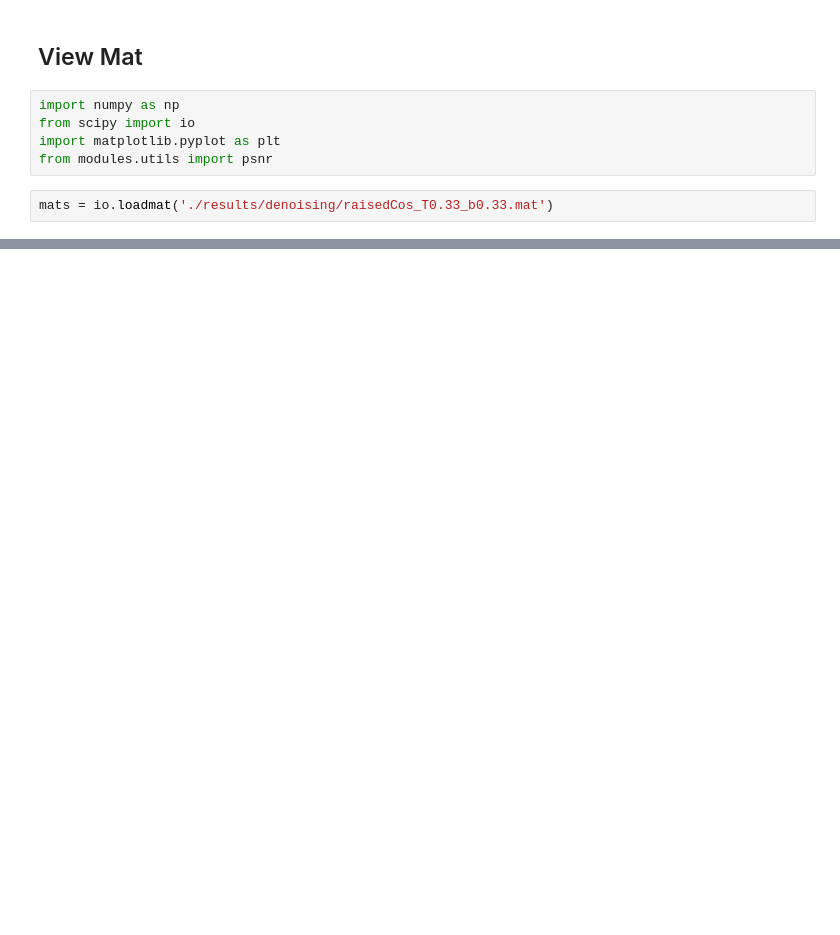
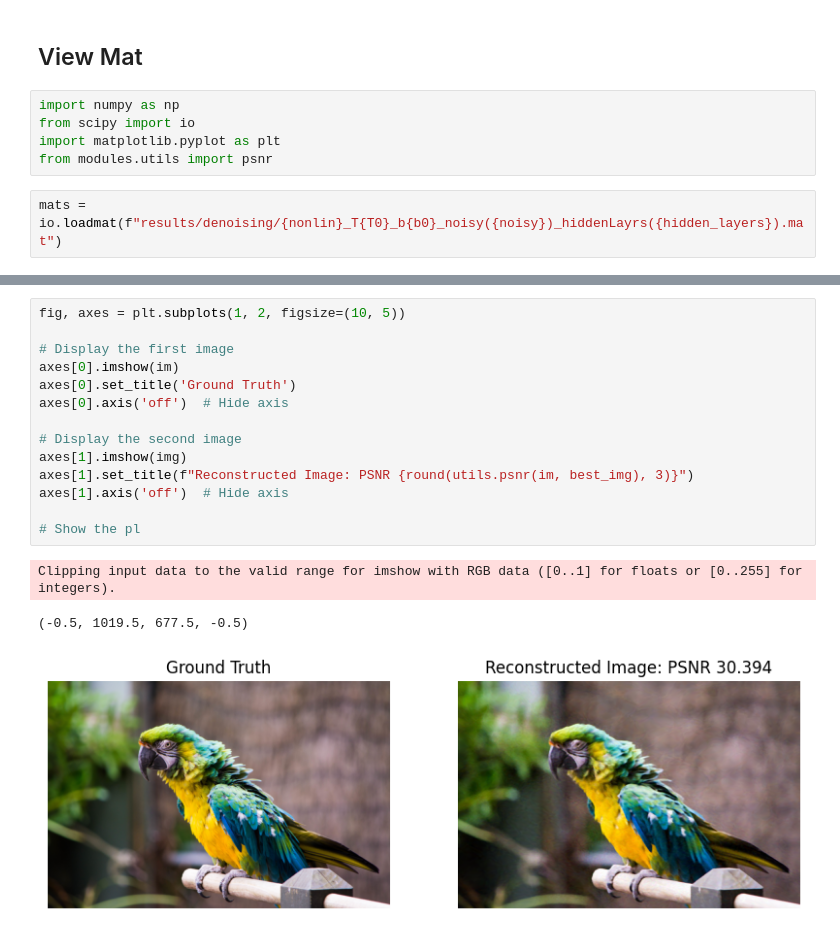
Before and after one commit to Pandula-2000/INR, a Jupyter notebook: Playground/Wire Implementation/raised_cosine.ipynb, the cells around one changed output, grey strips where cells are left out. Saved outputs shown, nothing was run; the diff lists cells and outputs as text; blank space fills up the shorter version.

```diff
--- a/Playground/Wire Implementation/raised_cosine.ipynb
+++ b/Playground/Wire Implementation/raised_cosine.ipynb
@@ -186,6 +194,6 @@ from scipy import io
 import matplotlib.pyplot as plt
 from modules.utils import psnr
 # %%
-mats = io.loadmat('./results/denoising/raisedCos_T0.33_b0.33.mat')
+mats = io.loadmat(f"results/denoising/{nonlin}_T{T0}_b{b0}_noisy({noisy})_hiddenLayrs({hidden_layers}).mat")
 # %%
 mats.keys()
@@ -198,3 +211,21 @@ plt.show()
+# %%
+fig, axes = plt.subplots(1, 2, figsize=(10, 5))
+
+# Display the first image
+axes[0].imshow(im)
+axes[0].set_title('Ground Truth')
+axes[0].axis('off')  # Hide axis
+
+# Display the second image
+axes[1].imshow(img)
+axes[1].set_title(f"Reconstructed Image: PSNR {round(utils.psnr(im, best_img), 3)}")
+axes[1].axis('off')  # Hide axis
+
+# Show the pl
+# %% [output]
+Clipping input data to the valid range for imshow with RGB data ([0..1] for floats or [0..255] for integers).
+(-0.5, 1019.5, 677.5, -0.5)
+[figure, added]
 # %%
 print(f"PSNR added noise: {psnr(mats['gt'], mats['im_noisy']):.4f}")
 print(f"PSNR reconstruction noise: {psnr(mats['gt'], mats['rec']):.4f}")
```
Also changed, not shown: parts of 8 cells of this notebook, 5 other files.
